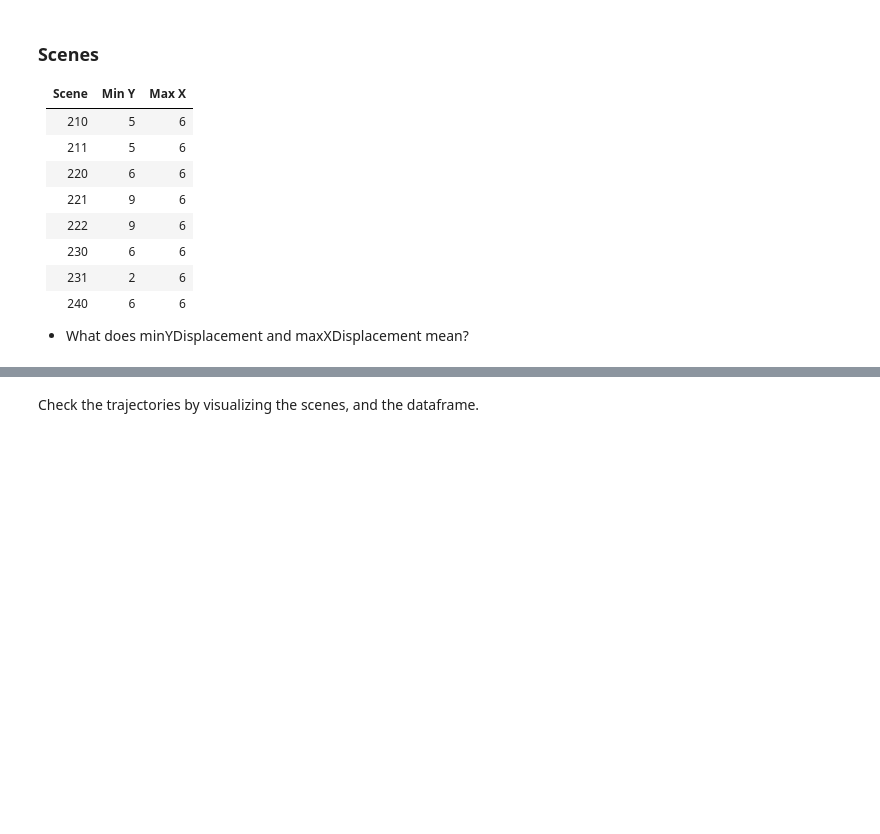
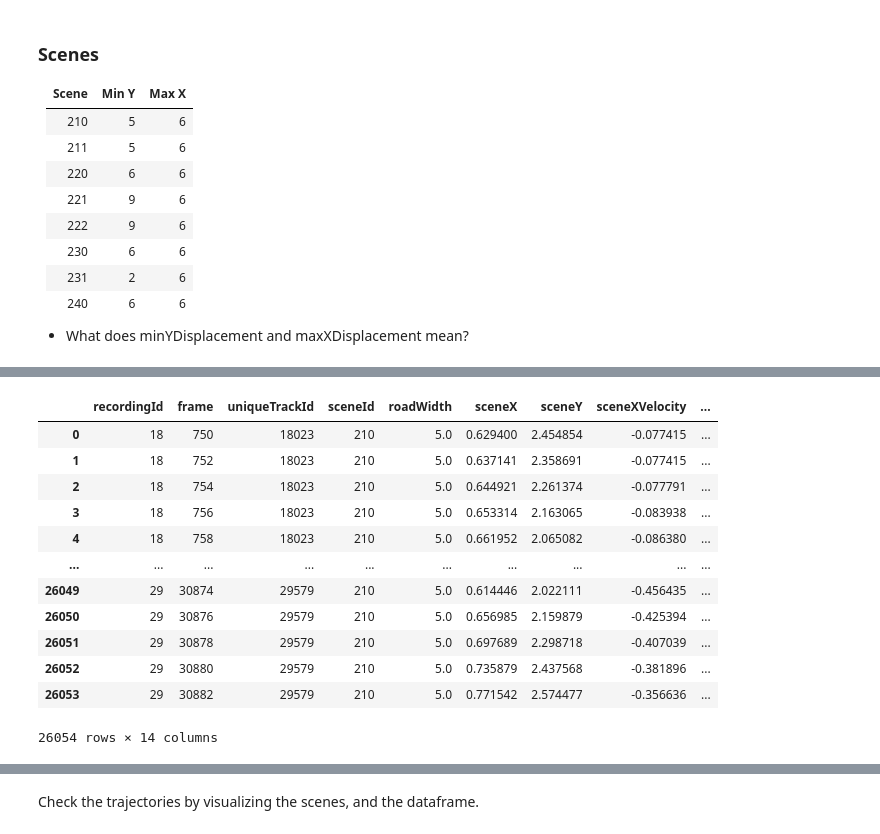
Before and after one commit to BUET-AV/behavior-hypotheses, a Jupyter notebook: src/notebooks/scene-000.ipynb, the cells around one changed output, grey strips where cells are left out. Cells and saved outputs as stored; diff of their text form; code cells hidden in the pictures; blank space fills up the shorter version.

```diff
--- a/src/notebooks/scene-000.ipynb
+++ b/src/notebooks/scene-000.ipynb
@@ -110,3 +110,19 @@ plt.show()
+# %%
+pedDf
+# %% [output]
+|  | recordingId | frame | uniqueTrackId | sceneId | roadWidth | sceneX | sceneY | sceneXVelocity | ... |
+| 0 | 18 | 750 | 18023 | 210 | 5.0 | 0.629400 | 2.454854 | -0.077415 | ... |
+| 1 | 18 | 752 | 18023 | 210 | 5.0 | 0.637141 | 2.358691 | -0.077415 | ... |
+| 2 | 18 | 754 | 18023 | 210 | 5.0 | 0.644921 | 2.261374 | -0.077791 | ... |
+| 3 | 18 | 756 | 18023 | 210 | 5.0 | 0.653314 | 2.163065 | -0.083938 | ... |
+| 4 | 18 | 758 | 18023 | 210 | 5.0 | 0.661952 | 2.065082 | -0.086380 | ... |
+| ... | ... | ... | ... | ... | ... | ... | ... | ... | ... |
+| 26049 | 29 | 30874 | 29579 | 210 | 5.0 | 0.614446 | 2.022111 | -0.456435 | ... |
+| 26050 | 29 | 30876 | 29579 | 210 | 5.0 | 0.656985 | 2.159879 | -0.425394 | ... |
+| 26051 | 29 | 30878 | 29579 | 210 | 5.0 | 0.697689 | 2.298718 | -0.407039 | ... |
+| 26052 | 29 | 30880 | 29579 | 210 | 5.0 | 0.735879 | 2.437568 | -0.381896 | ... |
+| 26053 | 29 | 30882 | 29579 | 210 | 5.0 | 0.771542 | 2.574477 | -0.356636 | ... |
+26054 rows × 14 columns
 # %%
 cleanPedDf = cleaner.cleanByYDisplacement(pedDf, byIQR=False)
 
```
Also changed, not shown: parts of 4 cells of this notebook, 2 other files.
